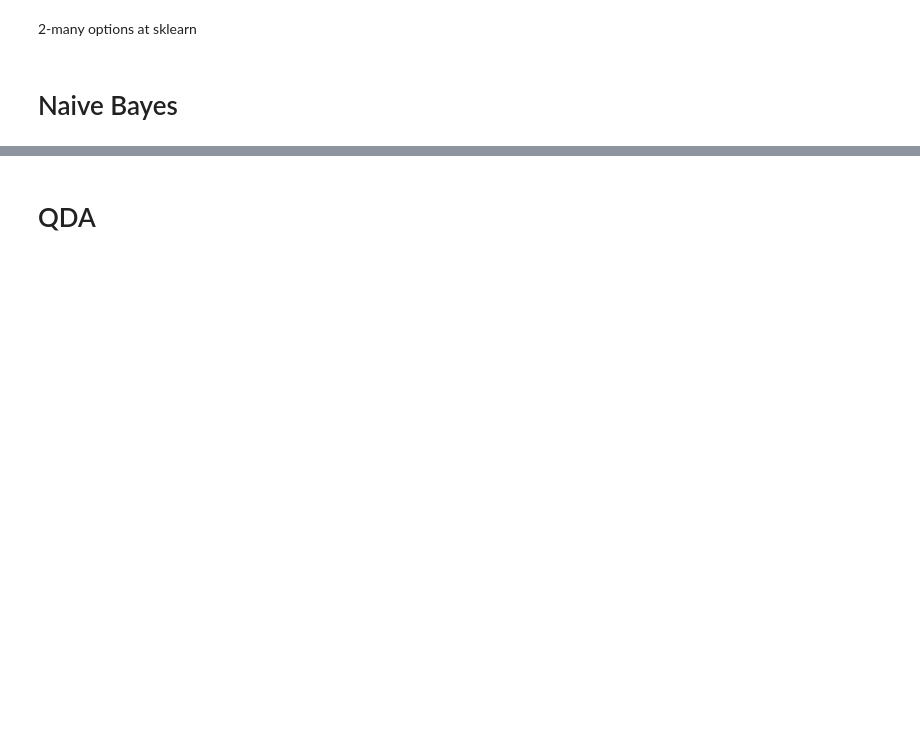
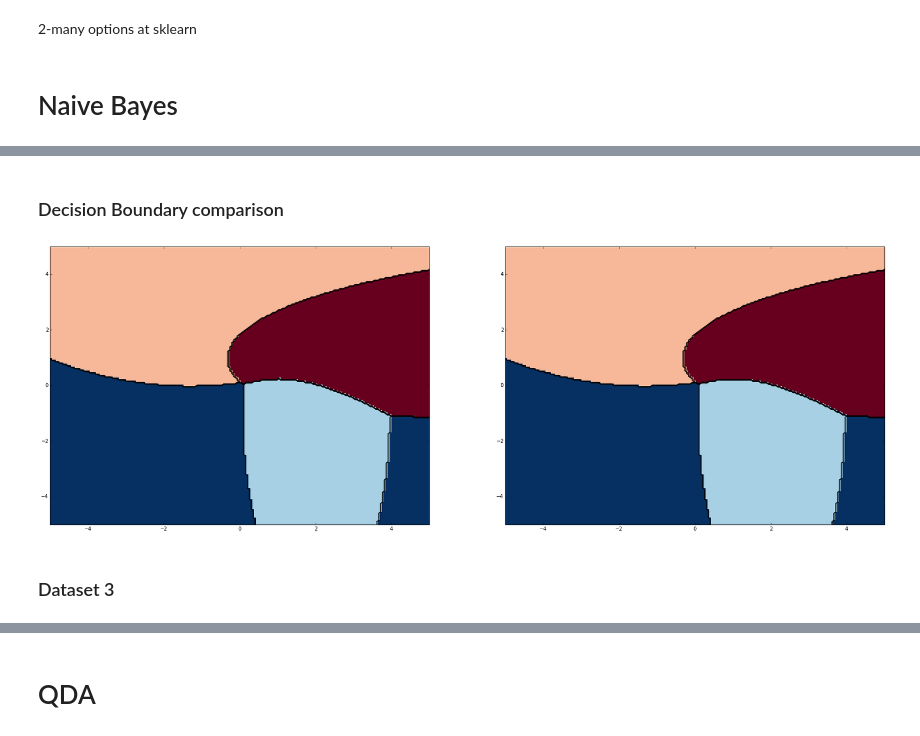
Before and after one commit to Hephaestus12/shogun_notebooks, a Jupyter notebook: Classifiers.ipynb, the cells around one changed output, grey strips where cells are left out. Drawn from its saved outputs; the diff is of its cells as text; code cells hidden in the pictures; blank space fills up the shorter version.

```diff
--- a/Classifiers.ipynb
+++ b/Classifiers.ipynb
@@ -163,3 +285,15 @@ print np.sum(labels2_test == sklearn_naive2.predict(feats2_test))/500.0
+# %% [markdown]
+### Decision Boundary comparison
+# %%
+plt.figure(figsize=(30,10))
+plt.subplot(121)
+plot_model_sk(plt,sklearn_naive2,feats2_train,labels2_train)
+plt.subplot(122)
+plot_model(plt,shogun_naive2,shogun_feats2_train.get_feature_matrix(),labels2_train,fading=False)
+# %% [output]
+[figure, added]
+# %% [markdown]
+### Dataset 3
 # %%
 shogun_naive3 = GaussianNaiveBayes()
 shogun_naive3.set_features(shogun_feats3_train)
```
Also changed, not shown: parts of 41 cells of this notebook.
